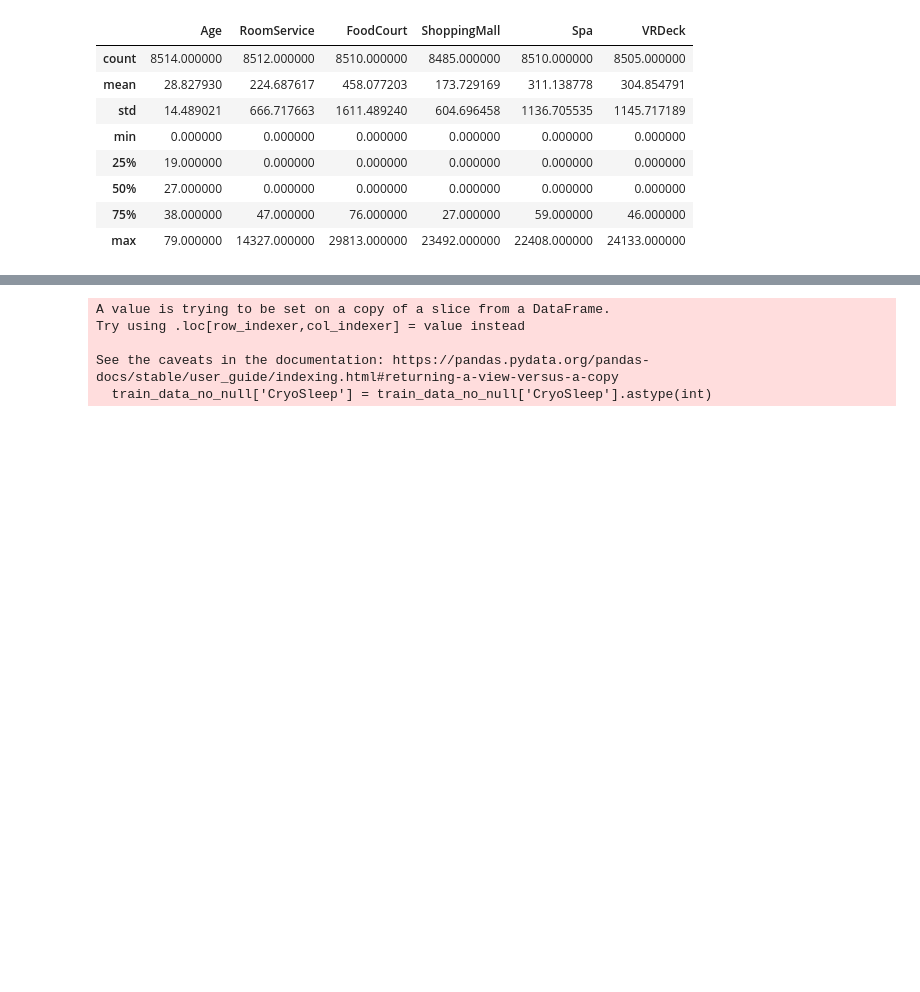
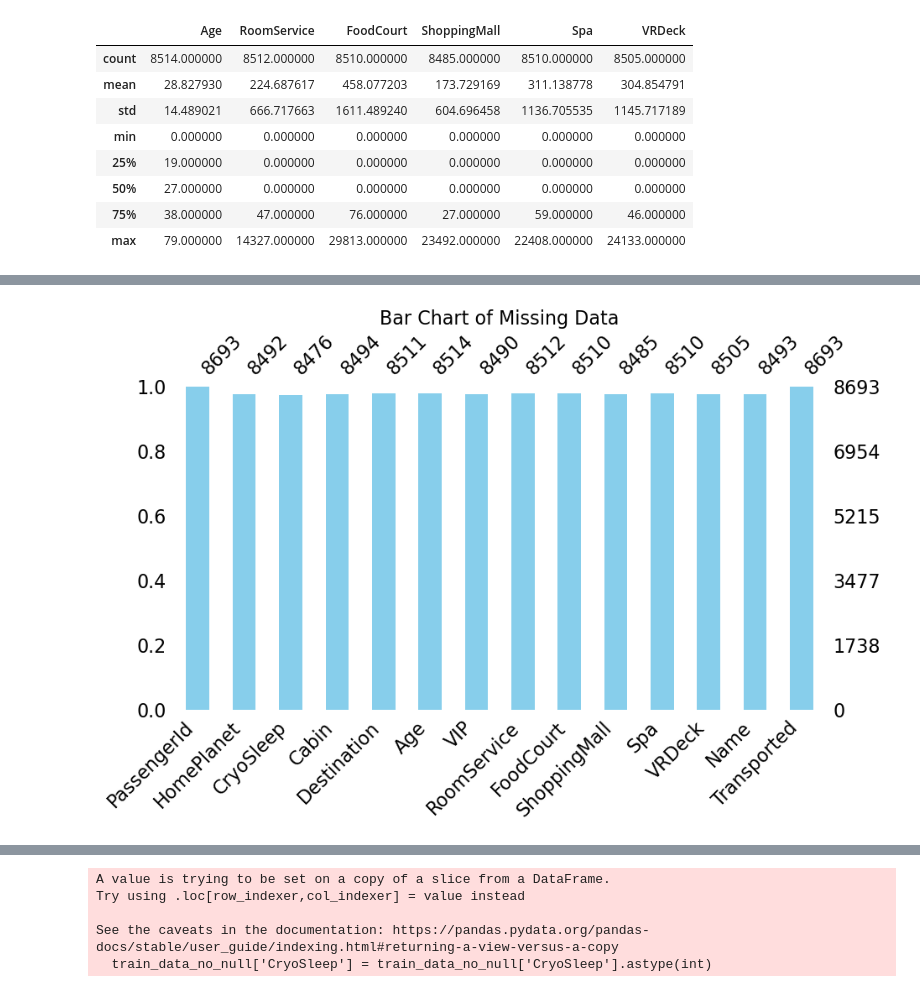
Before and after one commit to ryanliwag/kaggle_dump, a Jupyter notebook: space_titanic/EDA.ipynb, the cells around one changed output, grey strips where cells are left out. Drawn from its saved outputs; the diff is of its cells as text; code cells hidden in the pictures; blank space fills up the shorter version.

```diff
--- a/space_titanic/EDA.ipynb
+++ b/space_titanic/EDA.ipynb
@@ -60,0 +55,8 @@ dtype: object
+# %%
+# Visualize missing data patterns
+# Bar chart of missing values
+msno.bar(train_data, color='skyblue', figsize=(10,5))
+plt.title('Bar Chart of Missing Data', fontsize=16)
+plt.show()
+# %% [output]
+[figure, added]
```
Also changed, not shown: parts of 56 cells of this notebook, 1 other file.
